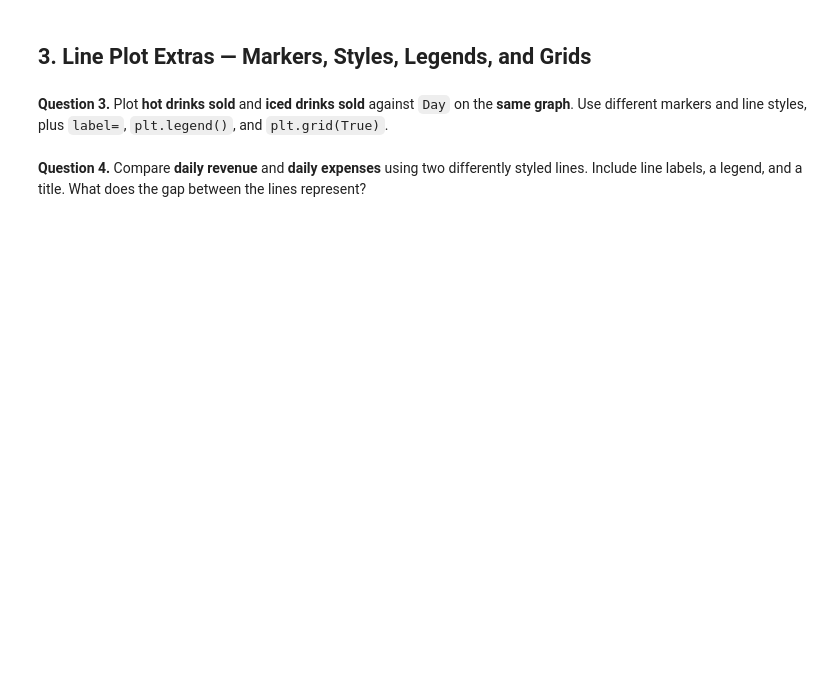
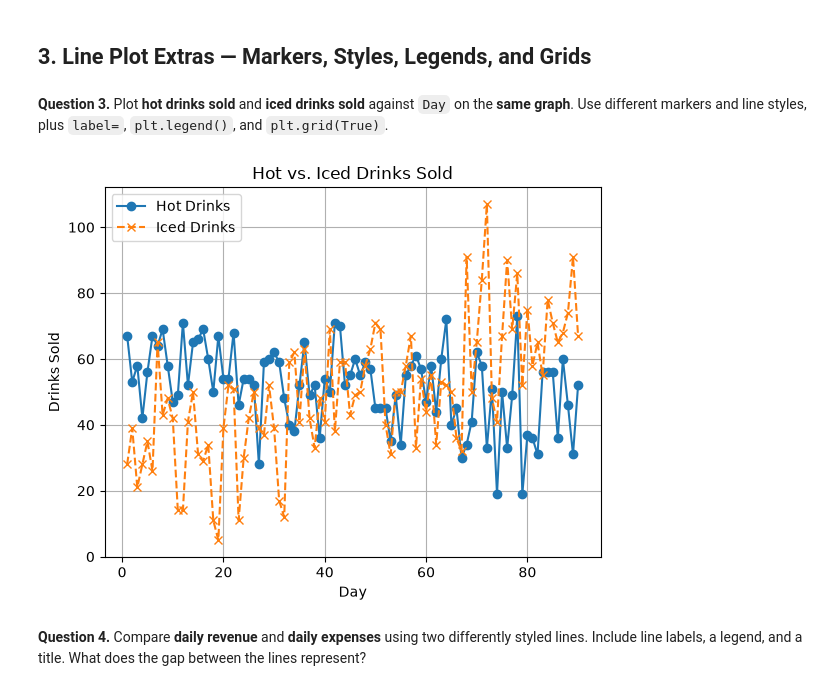
Before and after one commit to ChloeFrisch843/Data_Science_II, a Jupyter notebook: untitled folder/3_matplotlib_practice.ipynb, the cells around one changed output. Cells and saved outputs as stored; diff of their text form; code cells hidden in the pictures; blank space fills up the shorter version.

```diff
--- a/untitled folder/3_matplotlib_practice.ipynb
+++ b/untitled folder/3_matplotlib_practice.ipynb
@@ -160,6 +199,16 @@ If you are unsure of syntax, look it up in your slides or the <https://matplotli
 **Question 3.** Plot **hot drinks sold** and **iced drinks sold** against `Day` on the **same graph**. Use different markers and line styles, plus `label=`, `plt.legend()`, and `plt.grid(True)`.
 # %%
 # Question 3
+plt.plot(df["Day"], df["Hot_Drinks"], marker="o", linestyle="-", label="Hot Drinks")
+plt.plot(df["Day"], df["Iced_Drinks"], marker="x", linestyle="--", label="Iced Drinks")
+plt.xlabel("Day")
+plt.ylabel("Drinks Sold")
+plt.title("Hot vs. Iced Drinks Sold")
+plt.legend()
+plt.grid(True)
+plt.show()
+# %% [output]
+[figure, added]
 # %% [markdown]
 **Question 4.** Compare **daily revenue** and **daily expenses** using two differently styled lines. Include line labels, a legend, and a title. What does the gap between the lines represent?
 # %%
```
Also changed, not shown: parts of 24 cells of this notebook, 3 other files.
